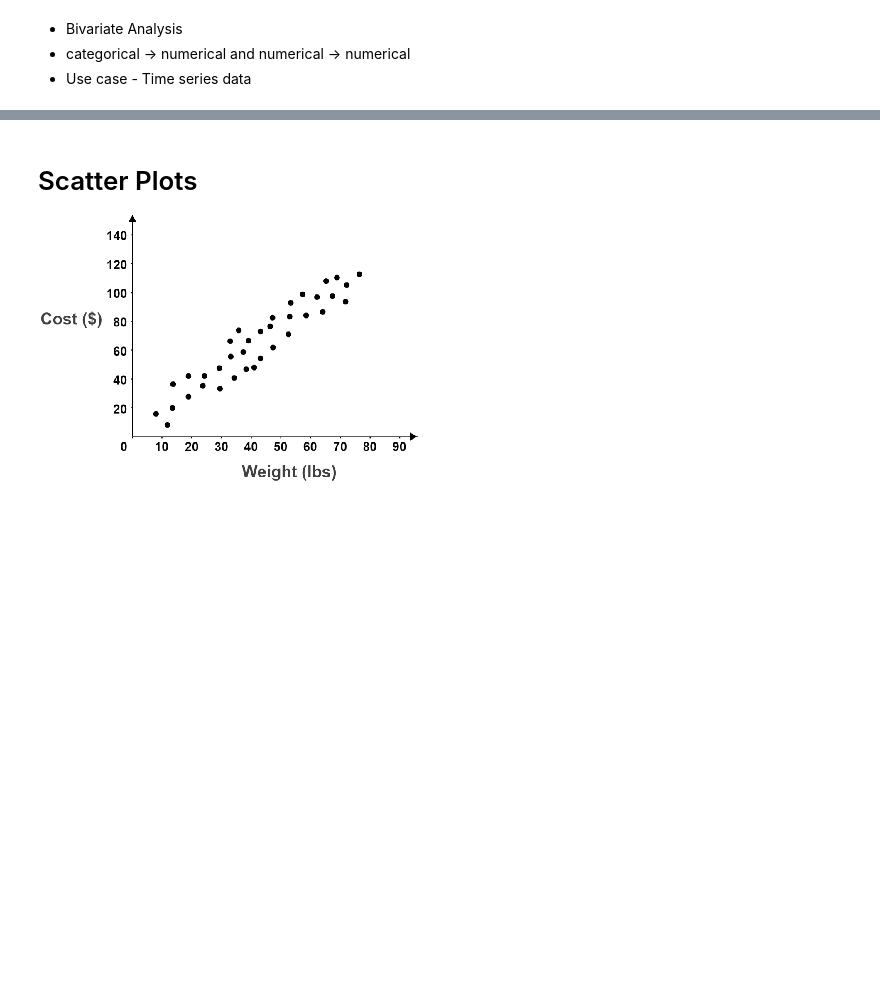
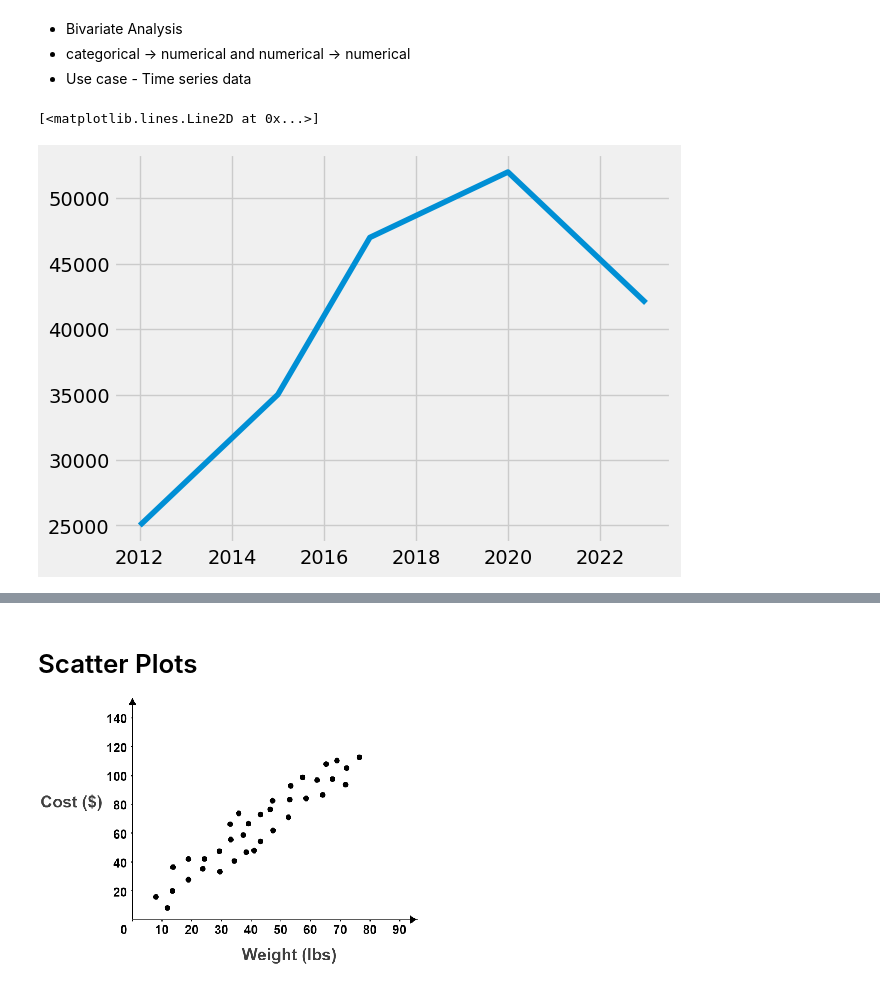
Before and after one commit to Apurba1903/DV_DA, a Jupyter notebook: Week 9 matplotlib.ipynb, the cells around one changed output, grey strips where cells are left out. Drawn from its saved outputs; the diff is of its cells as text; code cells hidden in the pictures; blank space fills up the shorter version.

Commit message:
Complete Basics of matplotlib

```diff
--- a/Week 9 matplotlib.ipynb
+++ b/Week 9 matplotlib.ipynb
@@ -8,3 +6,12 @@
+# %%
+# Import the Library
+
+import numpy as np
+import pandas as pd
+import matplotlib.pyplot as plt
+import seaborn as sns
+
+plt.style.use('fivethirtyeight')
 # %% [markdown]
 ### 2D Line plot
 
@@ -33,0 +23,10 @@
+# %%
+# Plotting a Simple Function
+
+price = [25000, 35000, 47000, 52000, 42000]
+year = [2012, 2015, 2017, 2020, 2023]
+
+plt.plot(year, price)
+# %% [output]
+[<matplotlib.lines.Line2D at 0x...>]
+[figure, added]
```
Also changed, not shown: parts of 70 cells of this notebook, 1 other file.
